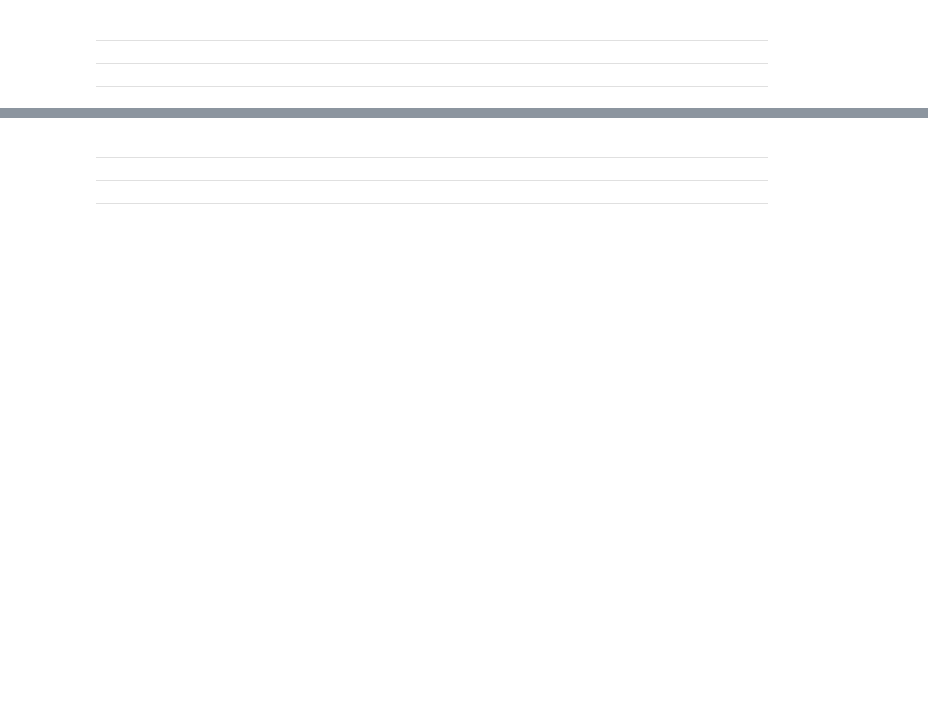
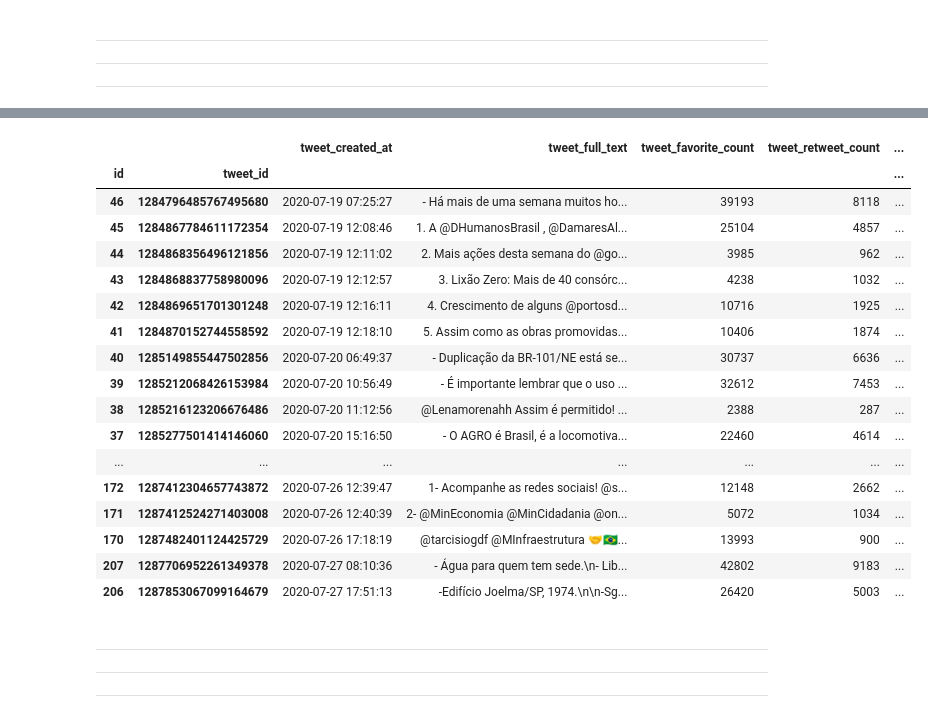
Before and after one commit to gabrielbfs/brazil_election2020, a Jupyter notebook: notebooks/1.1-gbf-2020brazil_bolsonaroApproval.ipynb, the cells around one changed output, grey strips where cells are left out. Cells and saved outputs as stored; diff of their text form; code cells hidden in the pictures; blank space fills up the shorter version.

```diff
--- a/notebooks/1.1-gbf-2020brazil_bolsonaroApproval.ipynb
+++ b/notebooks/1.1-gbf-2020brazil_bolsonaroApproval.ipynb
@@ -26,3 +58,32 @@ import make_dataset
+# %%
+path = 'mysql+pymysql://root:root@localhost:3306/'
+database = 'brazil_election'
+table = 'tweets_from'
+engine = create_engine(path+database)
+
+tweets = pd.read_sql_table(table, con=engine)\
+            .set_index(['id', 'tweet_id']).dropna(axis='columns', how='all')
+# %%
+tweets
+# %% [output]
+|  |  | tweet_created_at | tweet_full_text | tweet_favorite_count | tweet_retweet_count | ... |
+| id | tweet_id |  |  |  |  | ... |
+| 46 | 1284796485767495680 | 2020-07-19 07:25:27 | - Há mais de uma semana muitos ho... | 39193 | 8118 | ... |
+| 45 | 1284867784611172354 | 2020-07-19 12:08:46 | 1. A @DHumanosBrasil , @DamaresAl... | 25104 | 4857 | ... |
+| 44 | 1284868356496121856 | 2020-07-19 12:11:02 | 2. Mais ações desta semana do @go... | 3985 | 962 | ... |
+| 43 | 1284868837758980096 | 2020-07-19 12:12:57 | 3. Lixão Zero: Mais de 40 consórc... | 4238 | 1032 | ... |
+| 42 | 1284869651701301248 | 2020-07-19 12:16:11 | 4. Crescimento de alguns @portosd... | 10716 | 1925 | ... |
+| 41 | 1284870152744558592 | 2020-07-19 12:18:10 | 5. Assim como as obras promovidas... | 10406 | 1874 | ... |
+| 40 | 1285149855447502856 | 2020-07-20 06:49:37 | - Duplicação da BR-101/NE está se... | 30737 | 6636 | ... |
+| 39 | 1285212068426153984 | 2020-07-20 10:56:49 | - É importante lembrar que o uso ... | 32612 | 7453 | ... |
+| 38 | 1285216123206676486 | 2020-07-20 11:12:56 | @Lenamorenahh Assim é permitido! ... | 2388 | 287 | ... |
+| 37 | 1285277501414146060 | 2020-07-20 15:16:50 | - O AGRO é Brasil, é a locomotiva... | 22460 | 4614 | ... |
+| ... | ... | ... | ... | ... | ... | ... |
+| 172 | 1287412304657743872 | 2020-07-26 12:39:47 | 1- Acompanhe as redes sociais! @s... | 12148 | 2662 | ... |
+| 171 | 1287412524271403008 | 2020-07-26 12:40:39 | 2- @MinEconomia @MinCidadania @on... | 5072 | 1034 | ... |
+| 170 | 1287482401124425729 | 2020-07-26 17:18:19 | @tarcisiogdf @MInfraestrutura 🤝🇧🇷... | 13993 | 900 | ... |
+| 207 | 1287706952261349378 | 2020-07-27 08:10:36 | - Água para quem tem sede.\n- Lib... | 42802 | 9183 | ... |
+| 206 | 1287853067099164679 | 2020-07-27 17:51:13 | -Edifício Joelma/SP, 1974.\n\n-Sg... | 26420 | 5003 | ... |
 # %% [markdown]
 ---
 
```
Also changed, not shown: parts of 11 cells of this notebook.
